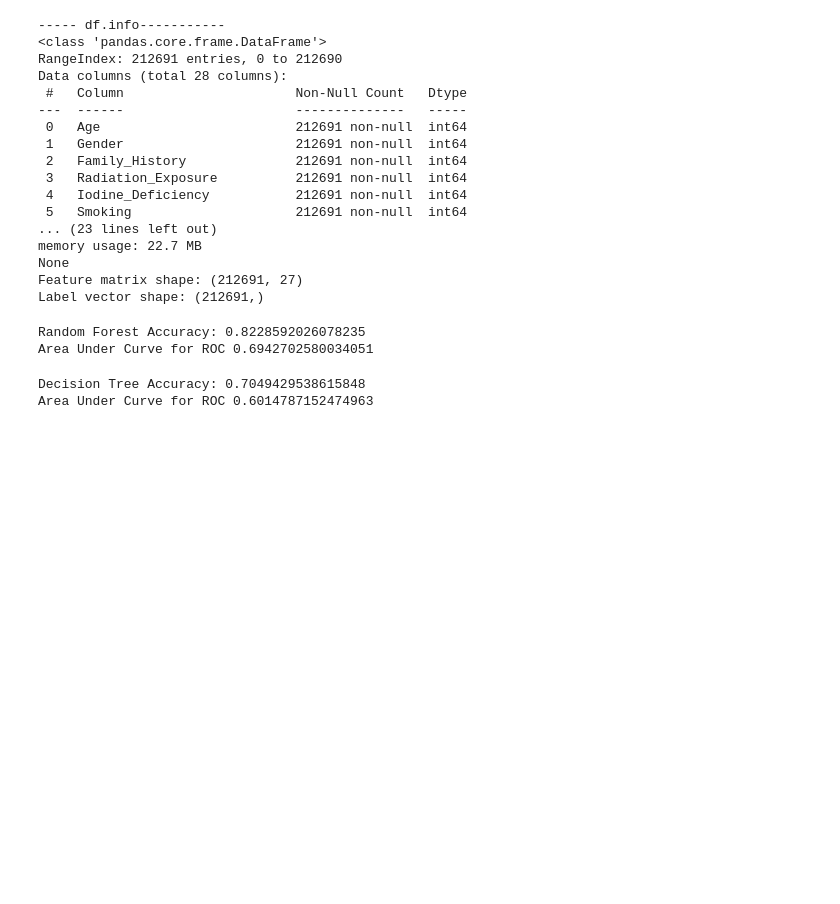
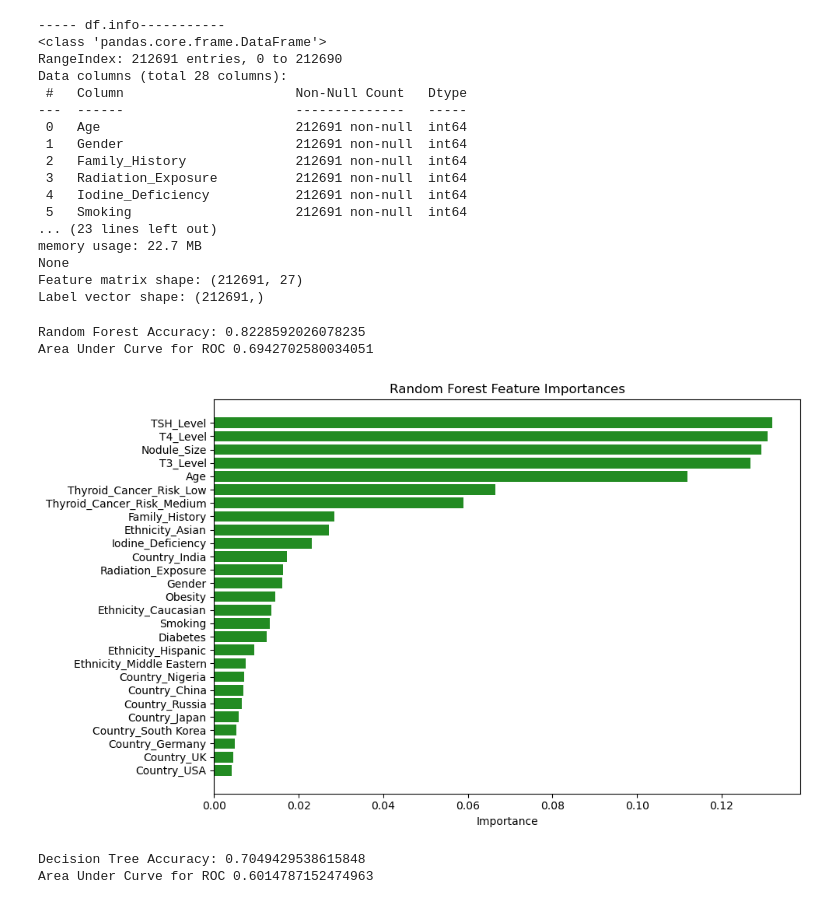
Before and after one commit to Jdhwang98/thyroid-cancer-prediction, a Jupyter notebook: thyroid_cancer_risk.ipynb, the cells around one changed output. Cells and saved outputs as stored; diff of their text form; code cells hidden in the pictures; blank space fills up the shorter version.

Commit message:
added feature importance graphs

```diff
--- a/thyroid_cancer_risk.ipynb
+++ b/thyroid_cancer_risk.ipynb
@@ -167,6 +167,26 @@ print('Area Under Curve for ROC', AUC_rf)
 # %% [output]
 Random Forest Accuracy: 0.8228592026078235
 Area Under Curve for ROC 0.6942702580034051
+# %%
+importances = my_RandomForest.feature_importances_
+
+feature_names = df.columns[:-1]
+
+importance_df = pd.DataFrame({
+    'Feature': feature_names,
+    'Importance': importances
+})
+
+importance_df = importance_df.sort_values(by='Importance', ascending=True)
+
+plt.figure(figsize=(10, 6))
+plt.barh(importance_df['Feature'], importance_df['Importance'], color='forestgreen')
+plt.xlabel('Importance')
+plt.title('Random Forest Feature Importances')
+plt.tight_layout()
+plt.show()
+# %% [output]
+[figure, added]
 # %%
 # Decision Tree
 
```
Also changed, not shown: parts of 4 cells of this notebook.
